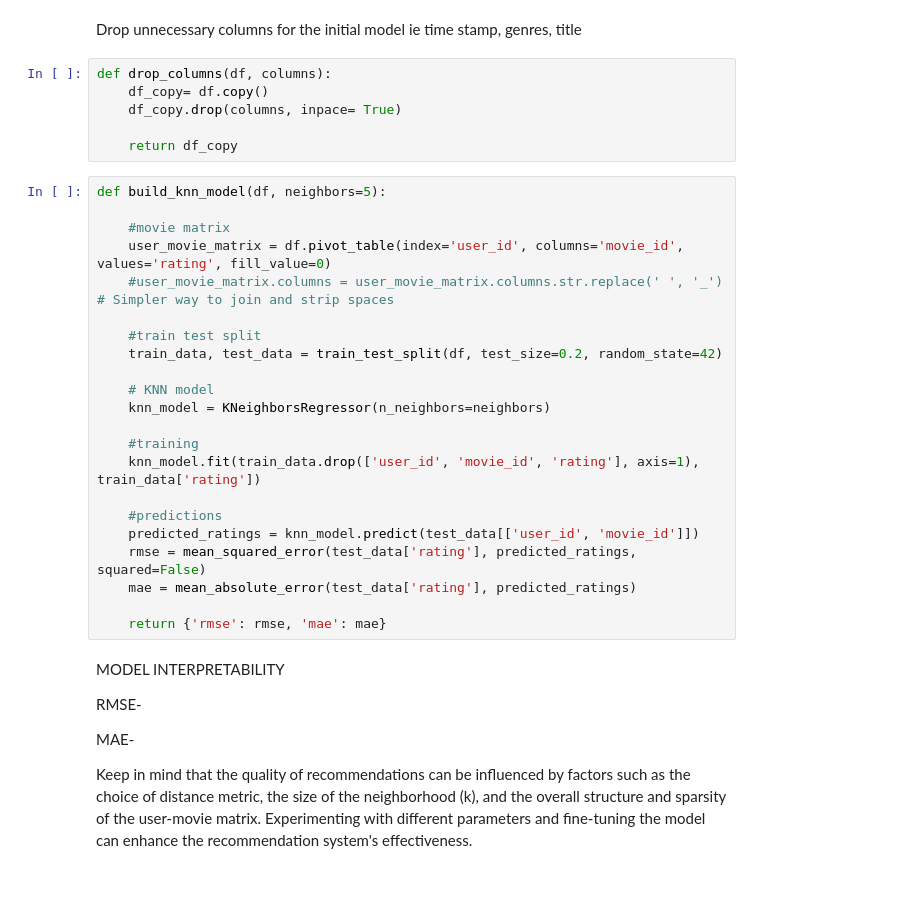
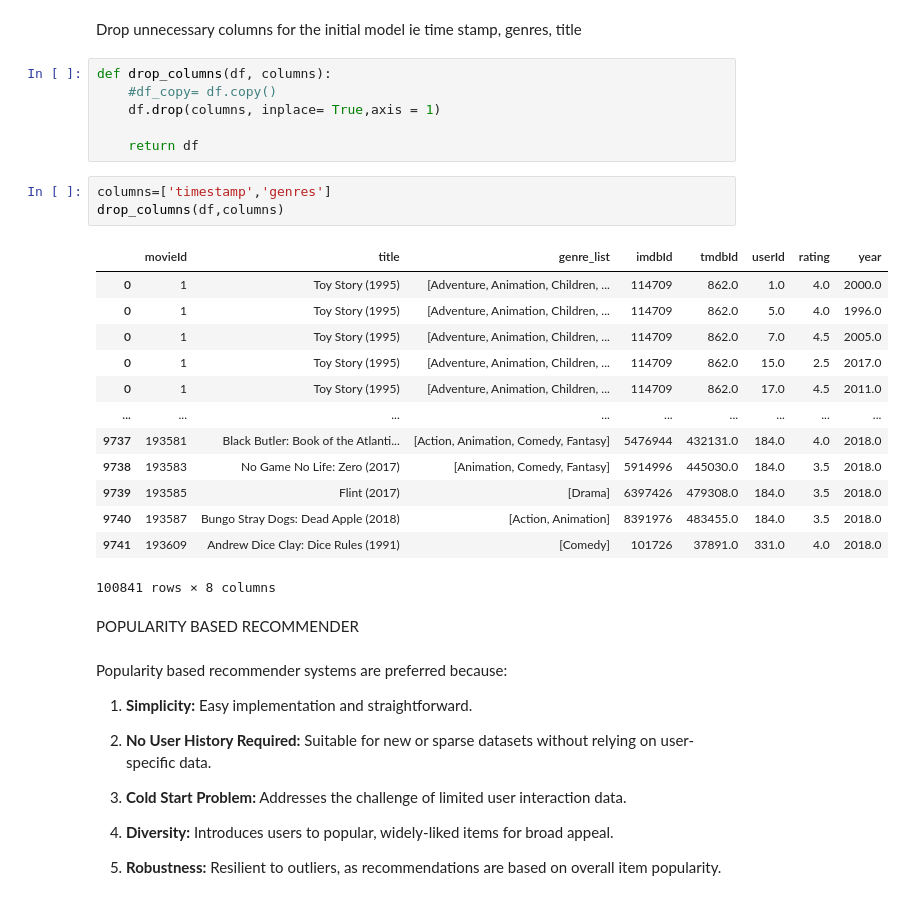
Before and after one commit to KPaul404/Phase-4-Project, a Jupyter notebook: index.ipynb, the cells around one changed output. Cells and saved outputs as stored; diff of their text form.

```diff
--- a/index.ipynb
+++ b/index.ipynb
@@ -467,38 +563,38 @@ def finaldataprocessing(df,column_name):
 Drop unnecessary columns for the initial model ie time stamp, genres, title
 # %%
 def drop_columns(df, columns):
-    df_copy= df.copy()
-    df_copy.drop(columns, inpace= True)
+    #df_copy= df.copy()
+    df.drop(columns, inplace= True,axis = 1)
 
-    return df_copy
+    return df
-# %%
-def build_knn_model(df, neighbors=5):
-
-    #movie matrix
-    user_movie_matrix = df.pivot_table(index='user_id', columns='movie_id', values='rating', fill_value=0)
-    #user_movie_matrix.columns = user_movie_matrix.columns.str.replace(' ', '_')  # Simpler way to join and strip spaces
-
-    #train test split
-    train_data, test_data = train_test_split(df, test_size=0.2, random_state=42)
-
-    # KNN model
-    knn_model = KNeighborsRegressor(n_neighbors=neighbors)
-
-    #training
-    knn_model.fit(train_data.drop(['user_id', 'movie_id', 'rating'], axis=1), train_data['rating'])
-
-    #predictions
-    predicted_ratings = knn_model.predict(test_data[['user_id', 'movie_id']])
-    rmse = mean_squared_error(test_data['rating'], predicted_ratings, squared=False)
-    mae = mean_absolute_error(test_data['rating'], predicted_ratings)
-
-    return {'rmse': rmse, 'mae': mae}
-# %% [markdown]
-MODEL INTERPRETABILITY
-
-RMSE-
-
-MAE-
-
-
-Keep in mind that the quality of recommendations can be influenced by factors such as the choice of distance metric, the size of the neighborhood (k), and the overall structure and sparsity of the user-movie matrix. Experimenting with different parameters and fine-tuning the model can enhance the recommendation system's effectiveness.
+# %%
+columns=['timestamp','genres']
+drop_columns(df,columns)
+# %% [output]
+|  | movieId | title | genre_list | imdbId | tmdbId | userId | rating | year |
+| 0 | 1 | Toy Story (1995) | [Adventure, Animation, Children, ... | 114709 | 862.0 | 1.0 | 4.0 | 2000.0 |
+| 0 | 1 | Toy Story (1995) | [Adventure, Animation, Children, ... | 114709 | 862.0 | 5.0 | 4.0 | 1996.0 |
+| 0 | 1 | Toy Story (1995) | [Adventure, Animation, Children, ... | 114709 | 862.0 | 7.0 | 4.5 | 2005.0 |
+| 0 | 1 | Toy Story (1995) | [Adventure, Animation, Children, ... | 114709 | 862.0 | 15.0 | 2.5 | 2017.0 |
+| 0 | 1 | Toy Story (1995) | [Adventure, Animation, Children, ... | 114709 | 862.0 | 17.0 | 4.5 | 2011.0 |
+| ... | ... | ... | ... | ... | ... | ... | ... | ... |
+| 9737 | 193581 | Black Butler: Book of the Atlanti... | [Action, Animation, Comedy, Fantasy] | 5476944 | 432131.0 | 184.0 | 4.0 | 2018.0 |
+| 9738 | 193583 | No Game No Life: Zero (2017) | [Animation, Comedy, Fantasy] | 5914996 | 445030.0 | 184.0 | 3.5 | 2018.0 |
+| 9739 | 193585 | Flint (2017) | [Drama] | 6397426 | 479308.0 | 184.0 | 3.5 | 2018.0 |
+| 9740 | 193587 | Bungo Stray Dogs: Dead Apple (2018) | [Action, Animation] | 8391976 | 483455.0 | 184.0 | 3.5 | 2018.0 |
+| 9741 | 193609 | Andrew Dice Clay: Dice Rules (1991) | [Comedy] | 101726 | 37891.0 | 331.0 | 4.0 | 2018.0 |
+100841 rows × 8 columns
+# %% [markdown]
+POPULARITY BASED RECOMMENDER
+# %% [markdown]
+Popularity based recommender systems are preferred because:
+
+1. **Simplicity:** Easy implementation and straightforward.
+
+2. **No User History Required:** Suitable for new or sparse datasets without relying on user-specific data.
+
+3. **Cold Start Problem:** Addresses the challenge of limited user interaction data.
+
+4. **Diversity:** Introduces users to popular, widely-liked items for broad appeal.
+
+5. **Robustness:** Resilient to outliers, as recommendations are based on overall item popularity.
```
Also changed, not shown: parts of 61 cells of this notebook, 4 other files.
